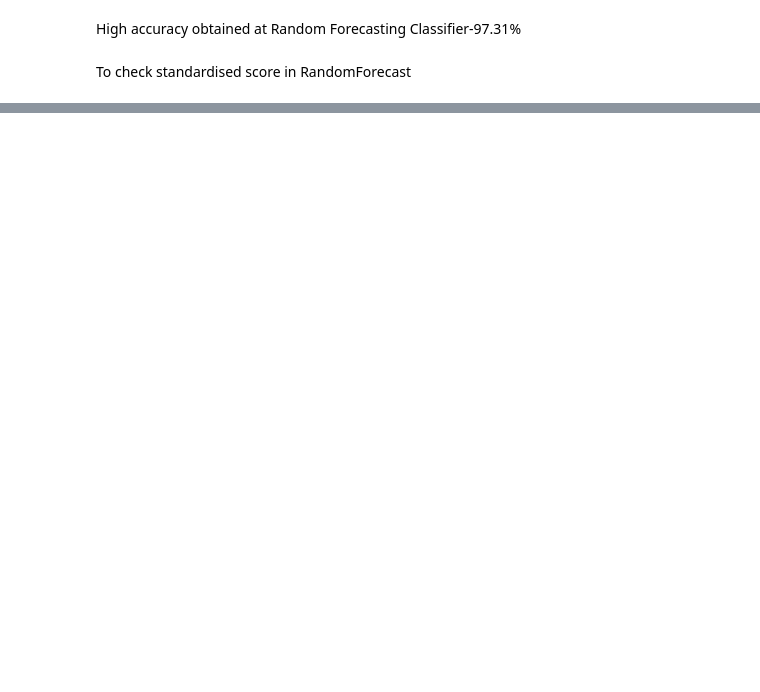
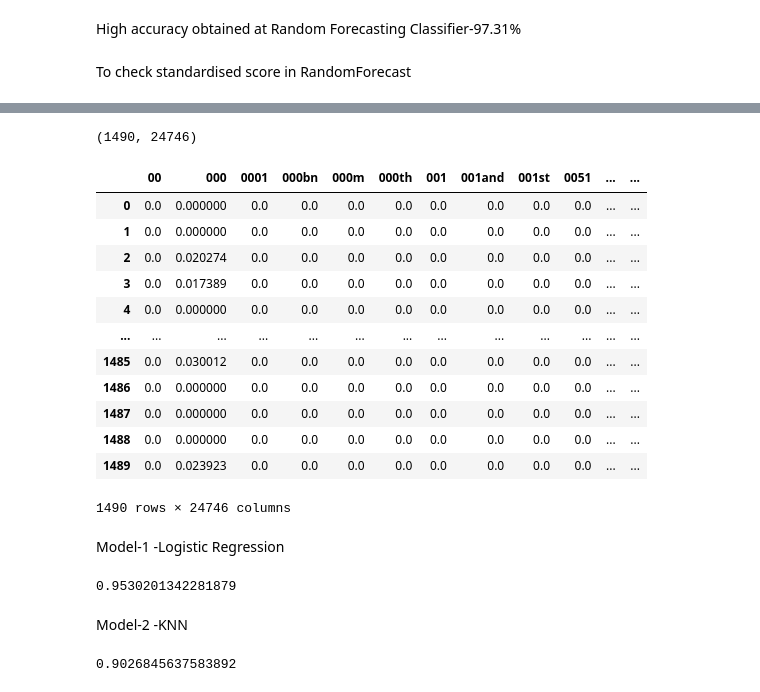
Before and after one commit to kamalsnair/Assignment, a Jupyter notebook: Assignment_7_TFIDF.ipynb, the cells around one changed output, grey strips where cells are left out. Saved outputs shown, nothing was run; the diff lists cells and outputs as text; code cells hidden in the pictures; blank space fills up the shorter version.

```diff
--- a/Assignment_7_TFIDF.ipynb
+++ b/Assignment_7_TFIDF.ipynb
@@ -209,0 +216,26 @@ cv_results.mean()
+# %%
+tfidf=TfidfVectorizer()
+# %%
+tfidf_transforms = tfidf.fit_transform(data['Text'])
+# %%
+tfidf_transforms.shape
+# %% [output]
+(1490, 24746)
+# %%
+x=pd.DataFrame(tfidf_transforms.toarray(), columns=tfidf.get_feature_names_out())
+# %%
+x
+# %% [output]
+|  | 00 | 000 | 0001 | 000bn | 000m | 000th | 001 | 001and | 001st | 0051 | ... | ... |
+| 0 | 0.0 | 0.000000 | 0.0 | 0.0 | 0.0 | 0.0 | 0.0 | 0.0 | 0.0 | 0.0 | ... | ... |
+| 1 | 0.0 | 0.000000 | 0.0 | 0.0 | 0.0 | 0.0 | 0.0 | 0.0 | 0.0 | 0.0 | ... | ... |
+| 2 | 0.0 | 0.020274 | 0.0 | 0.0 | 0.0 | 0.0 | 0.0 | 0.0 | 0.0 | 0.0 | ... | ... |
+| 3 | 0.0 | 0.017389 | 0.0 | 0.0 | 0.0 | 0.0 | 0.0 | 0.0 | 0.0 | 0.0 | ... | ... |
+| 4 | 0.0 | 0.000000 | 0.0 | 0.0 | 0.0 | 0.0 | 0.0 | 0.0 | 0.0 | 0.0 | ... | ... |
+| ... | ... | ... | ... | ... | ... | ... | ... | ... | ... | ... | ... | ... |
+| 1485 | 0.0 | 0.030012 | 0.0 | 0.0 | 0.0 | 0.0 | 0.0 | 0.0 | 0.0 | 0.0 | ... | ... |
+| 1486 | 0.0 | 0.000000 | 0.0 | 0.0 | 0.0 | 0.0 | 0.0 | 0.0 | 0.0 | 0.0 | ... | ... |
+| 1487 | 0.0 | 0.000000 | 0.0 | 0.0 | 0.0 | 0.0 | 0.0 | 0.0 | 0.0 | 0.0 | ... | ... |
+| 1488 | 0.0 | 0.000000 | 0.0 | 0.0 | 0.0 | 0.0 | 0.0 | 0.0 | 0.0 | 0.0 | ... | ... |
+| 1489 | 0.0 | 0.023923 | 0.0 | 0.0 | 0.0 | 0.0 | 0.0 | 0.0 | 0.0 | 0.0 | ... | ... |
+1490 rows × 24746 columns
@@ -209,0 +244,21 @@ cv_results.mean()
+# %% [markdown]
+Model-1 -Logistic Regression
+# %%
+from sklearn.linear_model import LogisticRegression
+from sklearn.metrics import accuracy_score
+lr=LogisticRegression()
+lr.fit(x_train,y_train)
+y_pred=lr.predict(x_test)
+accuracy_score(y_test,y_pred)
+# %% [output]
+0.9530201342281879
+# %% [markdown]
+Model-2 -KNN
+# %%
+from sklearn.neighbors import KNeighborsClassifier
+knn=KNeighborsClassifier(n_neighbors=13)
+knn.fit(x_train,y_train)
+y_pred=knn.predict(x_test)
+accuracy_score(y_test,y_pred)
+# %% [output]
+0.9026845637583892
```
Also changed, not shown: parts of 21 cells of this notebook.
